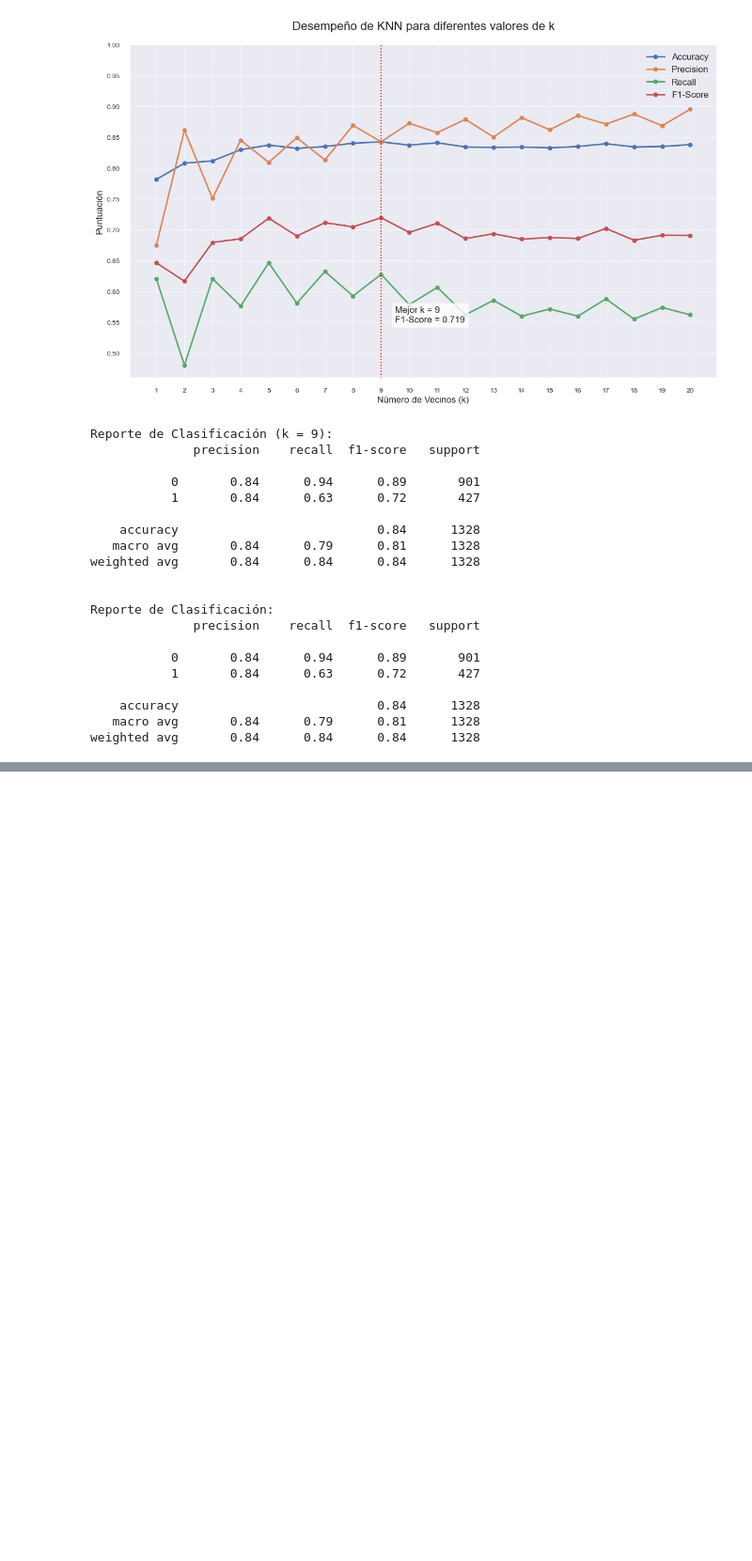
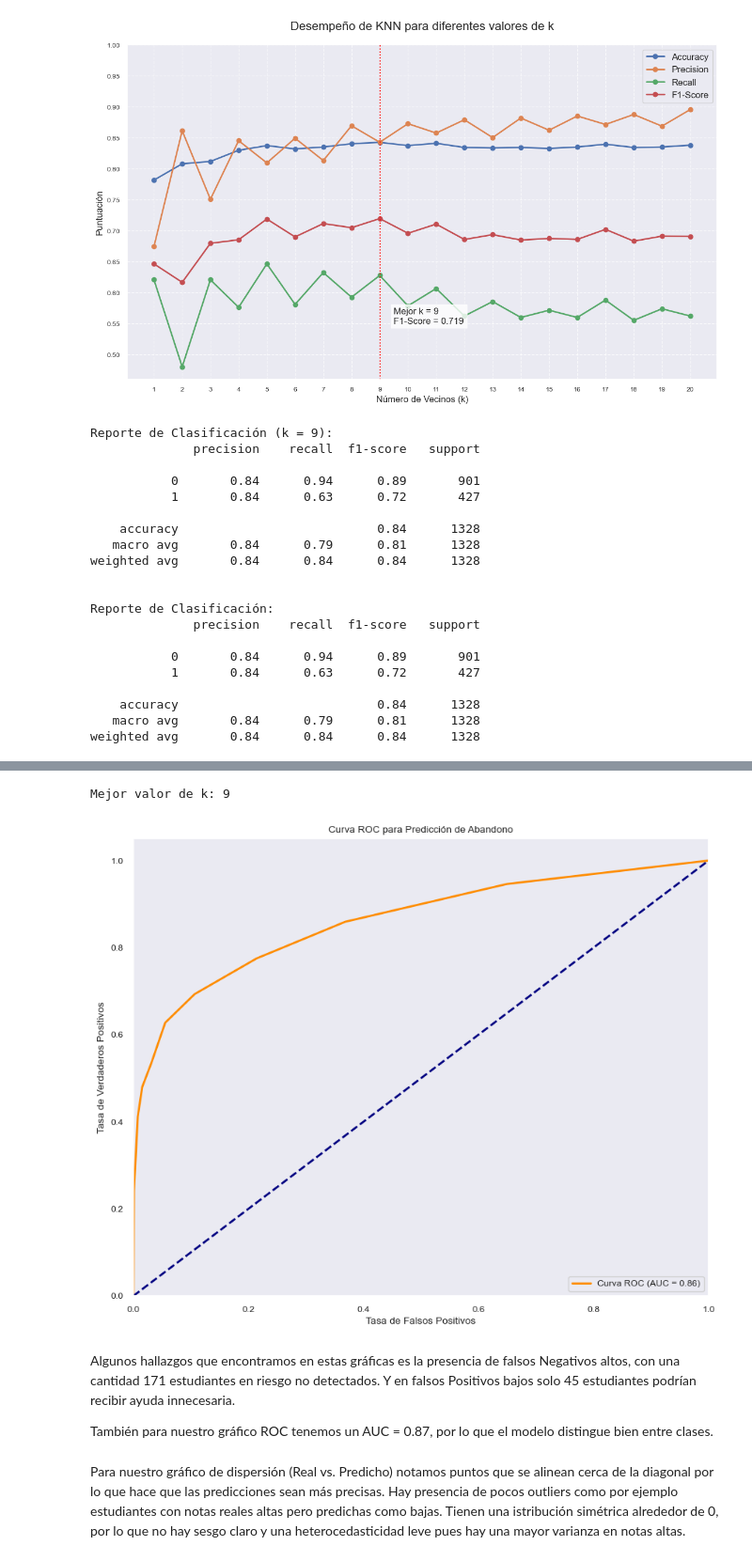
Before and after one commit to MariaClara091/jbook_mlproyect, a Jupyter notebook: _sources/Prueba.ipynb, the cells around one changed output, grey strips where cells are left out. Shown at 94% size. Cells and saved outputs as stored; diff of their text form; code cells hidden in the pictures; blank space fills up the shorter version.

```diff
--- a/_sources/Prueba.ipynb
+++ b/_sources/Prueba.ipynb
@@ -738,0 +707,46 @@ R²: 0.9667
+# %%
+from sklearn.metrics import roc_curve, auc
+k_values = range(1, 21)
+accuracy_scores = []
+for k in k_values:
+    model = Pipeline(steps=[
+        ('preprocessor', preprocessor),
+        ('classifier', KNeighborsClassifier(n_neighbors=k))
+    ])
+    model.fit(X_train, y_train)
+    y_pred = model.predict(X_test)
+    accuracy_scores.append(accuracy_score(y_test, y_pred))
+best_k = k_values[np.argmax(accuracy_scores)]
+print(f"\nMejor valor de k: {best_k}")
+final_model = Pipeline(steps=[
+    ('preprocessor', preprocessor),
+    ('classifier', KNeighborsClassifier(n_neighbors=best_k))
+])
+final_model.fit(X_train, y_train)
+y_pred = final_model.predict(X_test)
+y_proba = final_model.predict_proba(X_test)[:, 1]
+fpr, tpr, thresholds = roc_curve(y_test, y_proba)
+roc_auc = auc(fpr, tpr)
+
+plt.figure(figsize=(10, 8))
+plt.plot(fpr, tpr, color='darkorange', lw=2,
+         label=f'Curva ROC (AUC = {roc_auc:.2f})')
+plt.plot([0, 1], [0, 1], color='navy', lw=2, linestyle='--')
+plt.xlim([0.0, 1.0])
+plt.ylim([0.0, 1.05])
+plt.xlabel('Tasa de Falsos Positivos')
+plt.ylabel('Tasa de Verdaderos Positivos')
+plt.title('Curva ROC para Predicción de Abandono')
+plt.legend(loc="lower right")
+plt.grid()
+plt.show()
+# %% [output]
+Mejor valor de k: 9
+[figure, added]
+# %% [markdown]
+Algunos hallazgos que encontramos en estas gráficas es la presencia de falsos Negativos altos, con una cantidad  171 estudiantes en riesgo no detectados. Y en falsos Positivos bajos solo 45 estudiantes podrían recibir ayuda innecesaria.
+
+También para nuestro gráfico ROC tenemos un AUC = 0.87, por lo que el modelo distingue bien entre clases.
+# %% [markdown]
+Para nuestro gráfico de dispersión (Real vs. Predicho) notamos puntos que  se alinean cerca de la diagonal por lo que hace que las predicciones sean más precisas. Hay presencia de pocos outliers como por ejemplo estudiantes con notas reales altas pero predichas como bajas.
+Tienen una istribución simétrica alrededor de 0, por lo que no hay sesgo claro y una heterocedasticidad leve pues hay una mayor varianza en notas altas.
```
Also changed, not shown: parts of 12 cells of this notebook, 16 other files.
